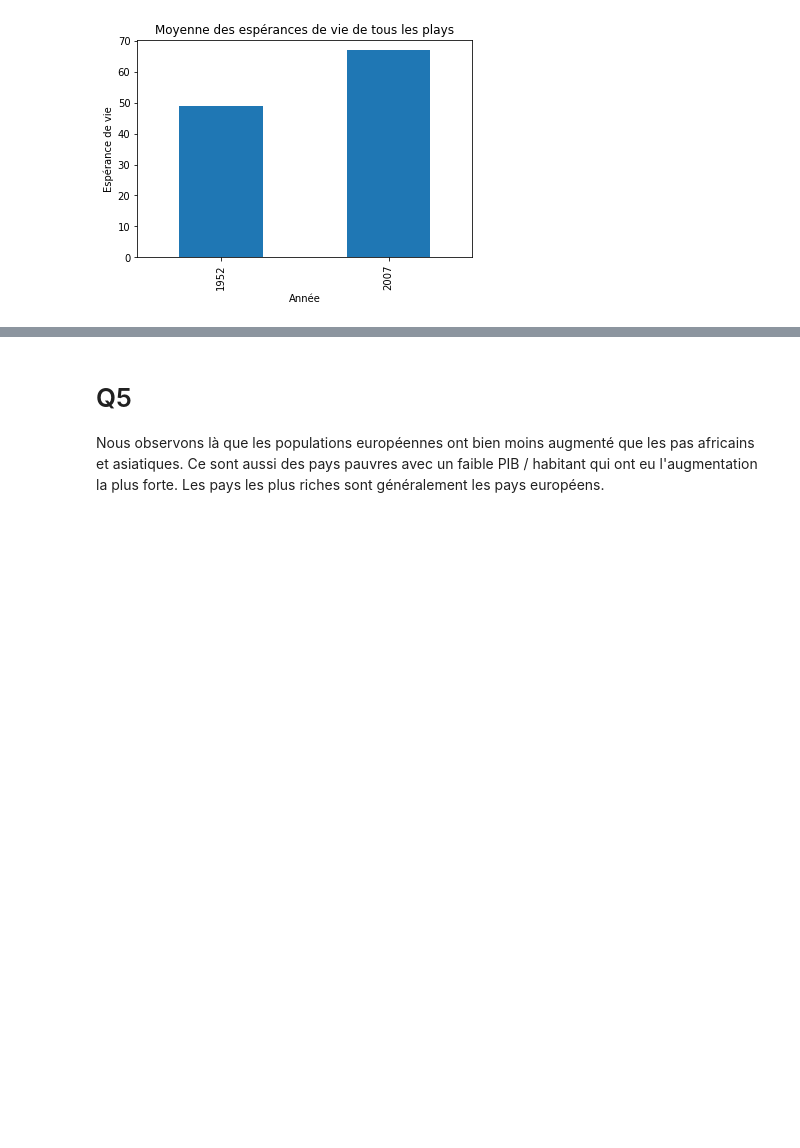
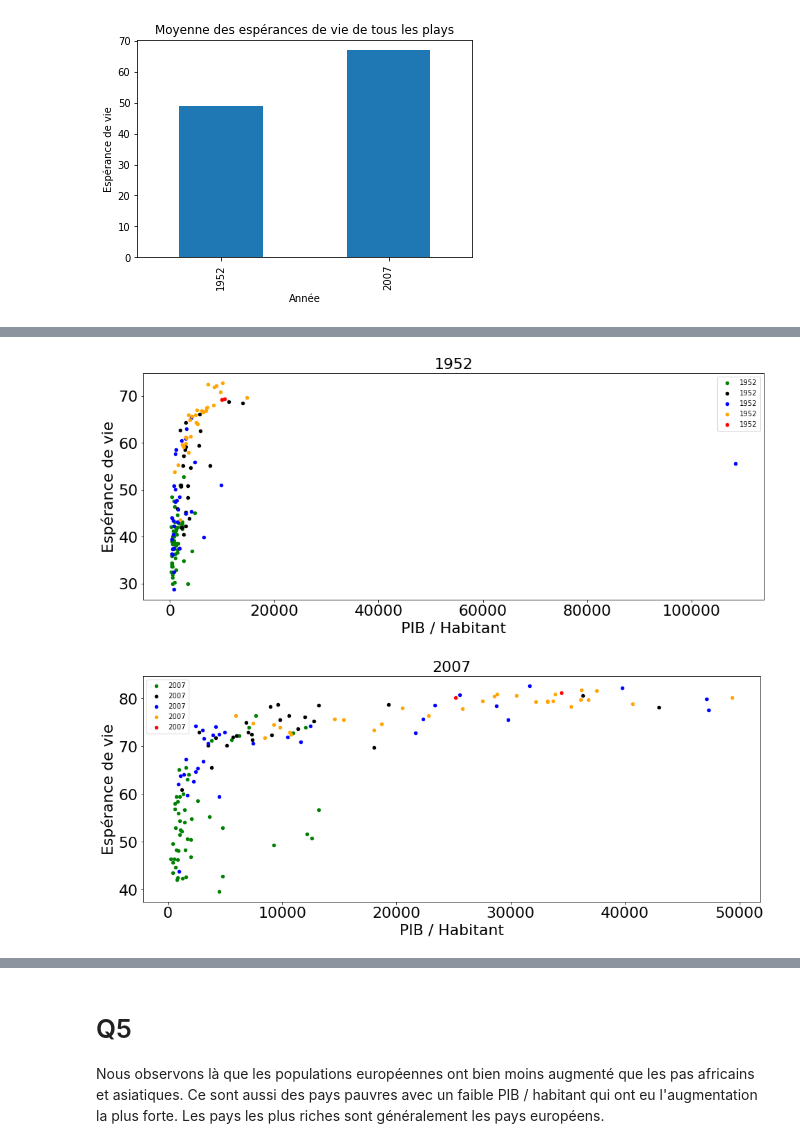
Before and after one commit to KevinFerati/LaboISD, a Jupyter notebook: 3 - Panda, EDA/gapminder.ipynb, the cells around one changed output, grey strips where cells are left out. Cells and saved outputs as stored; diff of their text form; code cells hidden in the pictures; blank space fills up the shorter version.

```diff
--- a/3 - Panda, EDA/gapminder.ipynb
+++ b/3 - Panda, EDA/gapminder.ipynb
@@ -141,19 +145,19 @@ Nous remarquons de là que la moyenne d'habitant par continent a énormément pr
 # %%
 countries = gm[gm["year"].isin(year)][["country", "continent", "pop", "gdpPercap", "year", "lifeExp"]]
 map = {"Asia": "blue", "Europe" : "orange", "Africa" : "green", "Oceania": "red", "Americas":"black"}
 
 years = countries.groupby("year")
-fontsize = 22
 def plot_year(title, yearGroup):
     continents = yearGroup.groupby("continent")
     fig, ax = plt.subplots(figsize=(16, 6))
-    for key, group in continents:
-        scatter  = group.plot.scatter(ax=ax, fontsize=fontsize, ylabel="Espérance de vie",  x="gdpPercap", y="lifeExp", label=key, color=map[key])
-        scatter.set_xlabel("PIB / Habitant", fontsize=fontsize)
-        scatter.set_ylabel("Espérance de vie", fontsize=fontsize)
-        scatter.set_title(title, fontsize=fontsize)
+    for continentName, group in continents:
+        scatter  = group.plot.scatter(ax=ax, fontsize=fontsize,  x="gdpPercap", y="lifeExp", label=key, color=map[continentName])
+        set_labels(scatter, "PIB / Habitant", "Espérance de vie", title)
 for key, group in years:
     plot_year(key, group)
+# %% [output]
+[figure, added]
+[figure, added]
 # %% [markdown]
 # Q4
 
```
Also changed, not shown: parts of 8 cells of this notebook.
